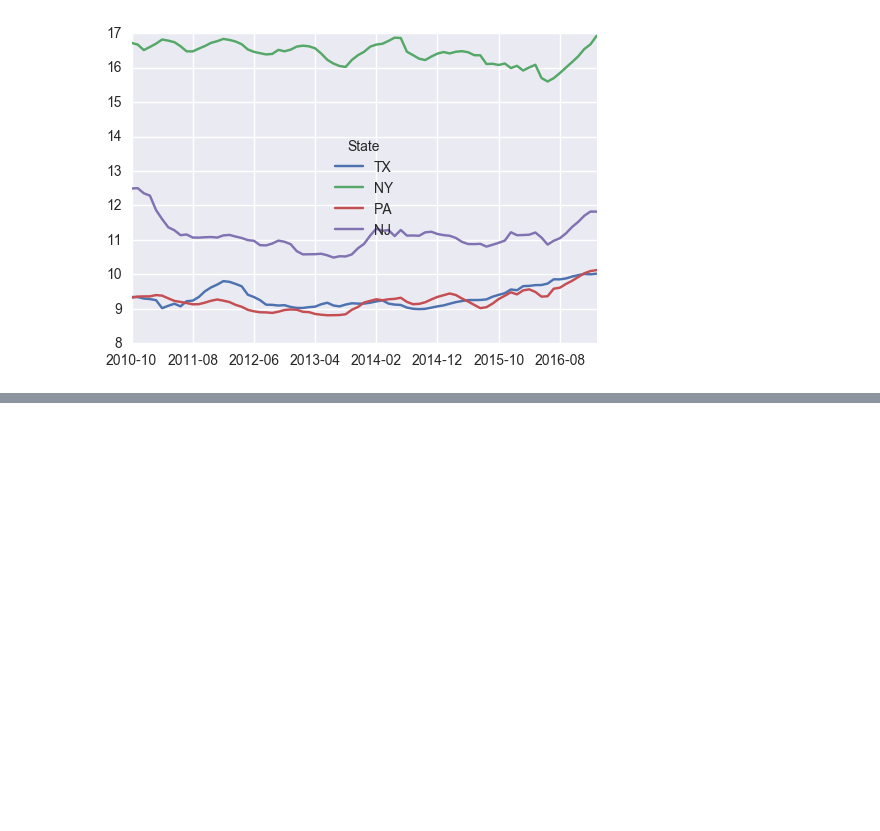
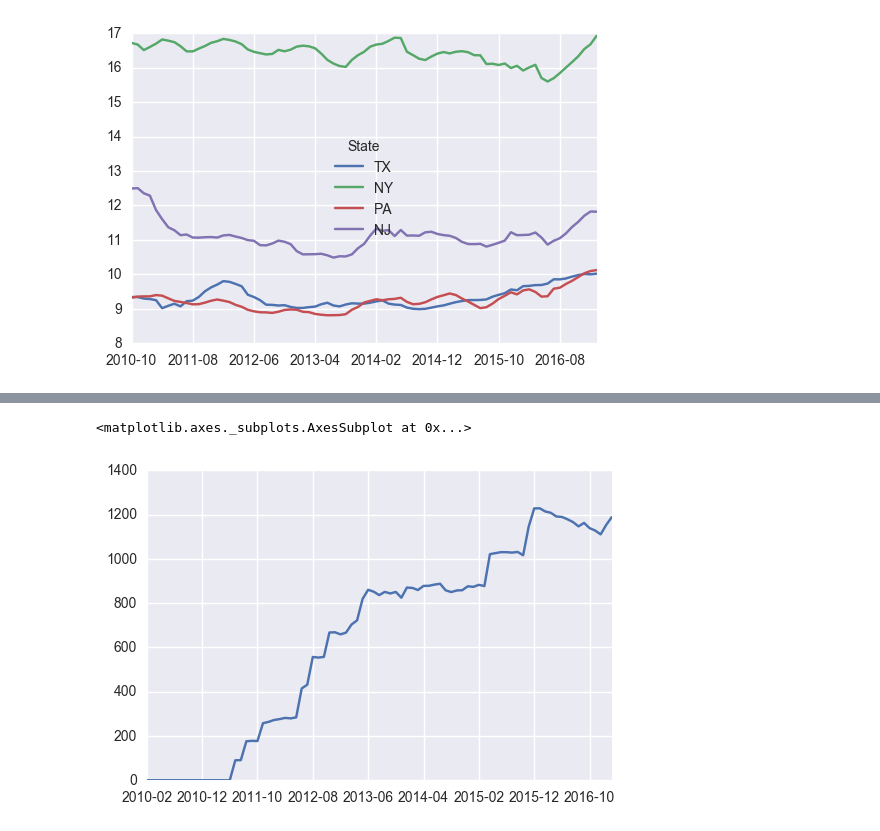
Before and after one commit to carlsednaoui/thinkful-data-science, a Jupyter notebook: coursework/unit_1_project/zillow.ipynb, the cells around one changed output, grey strips where cells are left out. Saved outputs shown, nothing was run; the diff lists cells and outputs as text; code cells hidden in the pictures; blank space fills up the shorter version.

```diff
--- a/coursework/unit_1_project/zillow.ipynb
+++ b/coursework/unit_1_project/zillow.ipynb
@@ -94,0 +149,3 @@ avg_ptr_by_state.loc[["TX", "NY", "PA", "NJ"]].T.plot()
+# %%
+rental_1_room = pd.read_csv("./data/rental-1-room.csv")
+rental_1_room.head(2)
@@ -94,0 +157,12 @@ avg_ptr_by_state.loc[["TX", "NY", "PA", "NJ"]].T.plot()
+# %%
+# Reset index
+rental_1_room = rental_1_room[rental_1_room["City"] == "Houston"].set_index("RegionName")
+
+# Drop unecessary colums
+rental_1_room = rental_1_room.drop(rental_1_room.columns[[0,1,2,3,4]], axis=1)
+rental_1_room = rental_1_room.fillna(0)
+# %%
+rental_1_room.mean().plot()
+# %% [output]
+<matplotlib.axes._subplots.AxesSubplot at 0x...>
+[figure, added]
```
Also changed, not shown: parts of 9 cells of this notebook.
